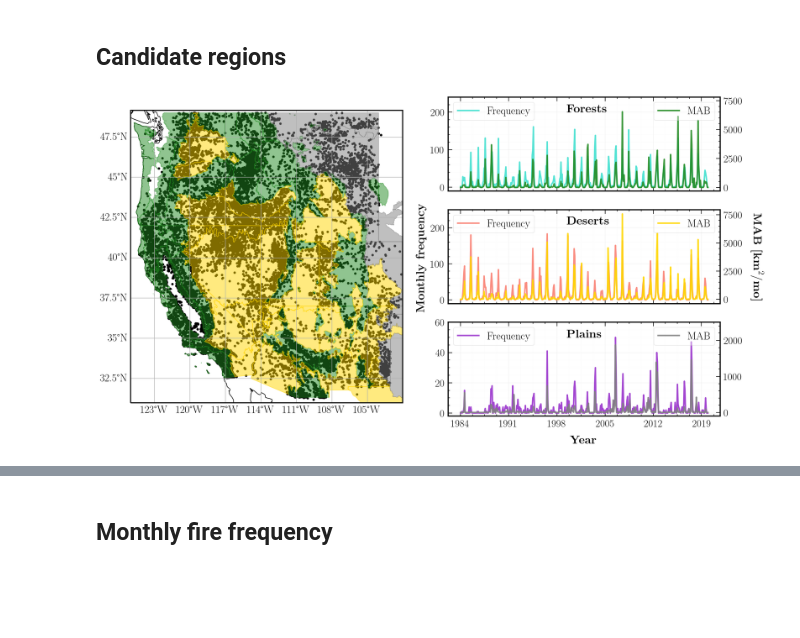
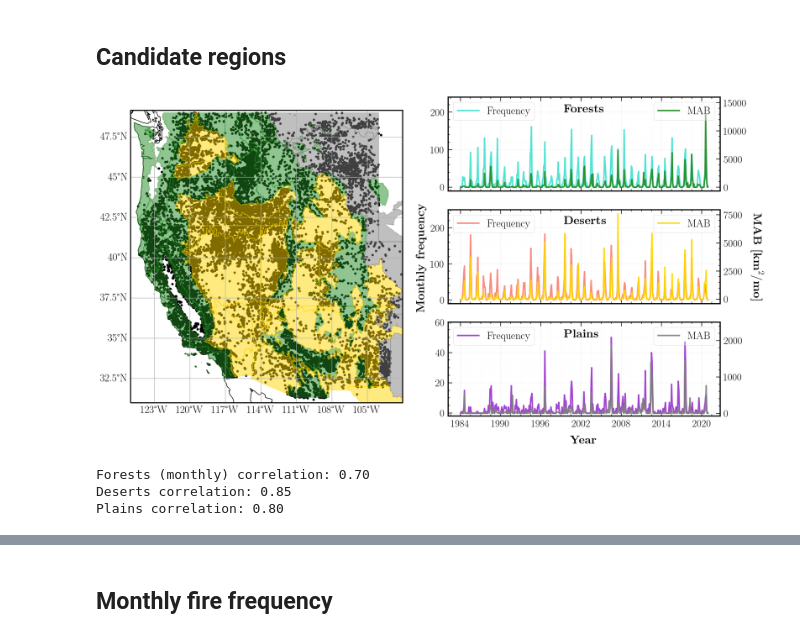
Before and after one commit to jtbuch/smlfire1.0, a Jupyter notebook: notebooks/fire_frequency_climate.ipynb, the cells around one changed output, grey strips where cells are left out. Drawn from its saved outputs; the diff is of its cells as text; code cells hidden in the pictures; blank space fills up the shorter version.

```diff
--- a/notebooks/fire_frequency_climate.ipynb
+++ b/notebooks/fire_frequency_climate.ipynb
@@ -277,5 +271,9 @@ plains_freq_all= np.sum([mon_fire_freq(wildfiredf= wildfire_df, regindx= r+1).fl
 # %%
+forest_freq_all= np.sum([mon_fire_freq(wildfiredf= wildfire_df, regindx= r+1, final_year= 2020).flatten() for r in [0, 1, 2, 3, 4, 6, 7, 8, 10]], axis= 0)
+desert_freq_all= np.sum([mon_fire_freq(wildfiredf= wildfire_df, regindx= r+1, final_year= 2020).flatten() for r in [5, 9, 11, 12, 15, 16, 17]], axis= 0)
+plains_freq_all= np.sum([mon_fire_freq(wildfiredf= wildfire_df, regindx= r+1, final_year= 2020).flatten() for r in [13, 14]], axis= 0)
+
 fire_file= "../data/burnarea_12km.nc"
-forest_size_all= np.sum([mon_burned_area(firefile= fire_file, regindx= r+1) for r in [0, 1, 2, 3, 4, 6, 7, 8, 10]], axis= 0)
-desert_size_all= np.sum([mon_burned_area(firefile= fire_file, regindx= r+1) for r in [5, 9, 11, 12, 15, 16, 17]], axis= 0)
-plains_size_all= np.sum([mon_burned_area(firefile= fire_file, regindx= r+1) for r in [13, 14]], axis= 0)
+forest_size_all= np.sum([mon_burned_area(firefile= fire_file, regindx= r+1, final_year= 2020) for r in [0, 1, 2, 3, 4, 6, 7, 8, 10]], axis= 0)
+desert_size_all= np.sum([mon_burned_area(firefile= fire_file, regindx= r+1, final_year= 2020) for r in [5, 9, 11, 12, 15, 16, 17]], axis= 0)
+plains_size_all= np.sum([mon_burned_area(firefile= fire_file, regindx= r+1, final_year= 2020) for r in [13, 14]], axis= 0)
@@ -282,7 +290,7 @@ plains_size_all= np.sum([mon_burned_area(firefile= fire_file, regindx= r+1) for
 # %%
-tot_months= 36*12
+tot_months= 37*12
 month_arr= np.linspace(0, tot_months - 1, tot_months, dtype= int)
-year_arr= np.asarray([1984, 1991, 1998, 2005, 2012, 2019]) #np.linspace(1984, 2019, 6, dtype= int)
+year_arr= np.asarray([1984, 1990, 1996, 2002, 2008, 2014, 2020]) #np.linspace(1984, 2019, 6, dtype= int)
 
 ind_grid= [[1, 2, 3], [5, 6, 7], [8, 9, 11], [12, 13, 14]]
 reg_name= {1: "Sierra Nevada", 2: "North Coast", 3: "Central Coast", 4: "South Coast", 5: "Pacific NW", 6: "Columbia Plateau", 7:"Northern Rockies", \
@@ -326,7 +334,7 @@ ax1_alt= ax1.twinx()
 ax1_alt.plot(month_arr, forest_size_all, color= 'forestgreen', label= 'MAB')
 ax1.plot(month_arr, forest_freq_all, color= 'turquoise', label= 'Frequency');
 ax1.set_ylim(-10, 240);
-ax1_alt.set_ylim(-300, 7800);
+ax1_alt.set_ylim(-650, 16000);
 ax1.set_xticks((year_arr - 1984)*12);
 ax1.set_xticklabels([])
 ax1.grid(b=True, which='major', color='black', alpha=0.05, linestyle='-');
@@ -335,32 +343,40 @@ ax1.text(185, 200, r"{\bf Forests}", fontsize= 20);
 ax1_alt.legend(loc='upper right', frameon= True, fontsize= 18);
 ax1.legend(loc='upper left', frameon= True, fontsize= 18);
 
 ax2= fig.add_subplot(gs[1:2, 2:])
 ax2_alt= ax2.twinx()
 ax2_alt.plot(month_arr, desert_size_all, color= 'gold', label= 'MAB')
 ax2.plot(month_arr, desert_freq_all, color= 'salmon', label= 'Frequency');
 ax2.set_ylim(-10, 250)
 ax2.set_xticks((year_arr - 1984)*12);
 ax2.set_xticklabels([])
 ax2.grid(b=True, which='major', color='black', alpha=0.05, linestyle='-');
 ax2.grid(b=True, which='minor', color='black', alpha=0.01, linestyle='-');
 ax2.text(185, 210, r"{\bf Deserts}", fontsize= 20);
 ax2_alt.legend(loc='upper right', frameon= True, fontsize= 18);
 ax2.legend(loc='upper left', frameon= True, fontsize= 18);
 
 ax3= fig.add_subplot(gs[2:3, 2:])
 ax3_alt= ax3.twinx()
 ax3_alt.plot(month_arr, plains_size_all, color= 'gray', label= 'MAB')
 ax3.plot(month_arr, plains_freq_all, color= 'darkorchid', label= 'Frequency');
 ax3.set_xticks((year_arr - 1984)*12);
 ax3.set_xticklabels(year_arr)
 ax3.set_ylim(-2, 60);
-ax3_alt.set_ylim(-100, 2500);
+ax3_alt.set_ylim(-75, 2500);
 ax3.grid(b=True, which='major', color='black', alpha=0.05, linestyle='-');
 ax3.grid(b=True, which='minor', color='black', alpha=0.01, linestyle='-');
 ax3.text(185, 50, r"{\bf Plains}", fontsize= 20);
 ax3_alt.legend(loc='upper right', frameon= True, fontsize= 18);
 ax3.legend(loc='upper left', frameon= True, fontsize= 18);
 #plt.savefig('../paper_plots/intro_plot.png', bbox_inches='tight', dpi= 200);
 # %% [output]
-[figure, old version]
+[figure, new version]
+# %%
+print("Forests (monthly) correlation: %.2f"%stats.pearsonr(forest_freq_all, forest_size_all)[0])
+print("Deserts correlation: %.2f"%stats.pearsonr(desert_freq_all, desert_size_all)[0])
+print("Plains correlation: %.2f"%stats.pearsonr(plains_freq_all, plains_size_all)[0])
+# %% [output]
+Forests (monthly) correlation: 0.70
+Deserts correlation: 0.85
+Plains correlation: 0.80
```
Also changed, not shown: parts of 6 cells of this notebook, 52 other files.
